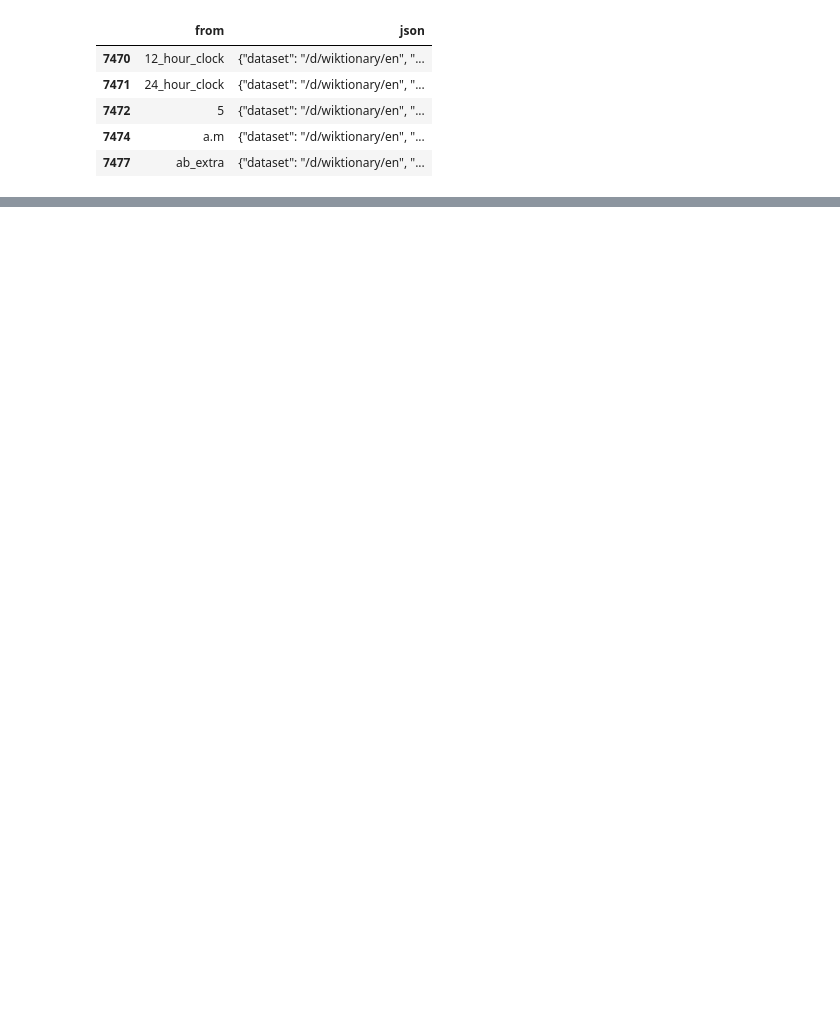
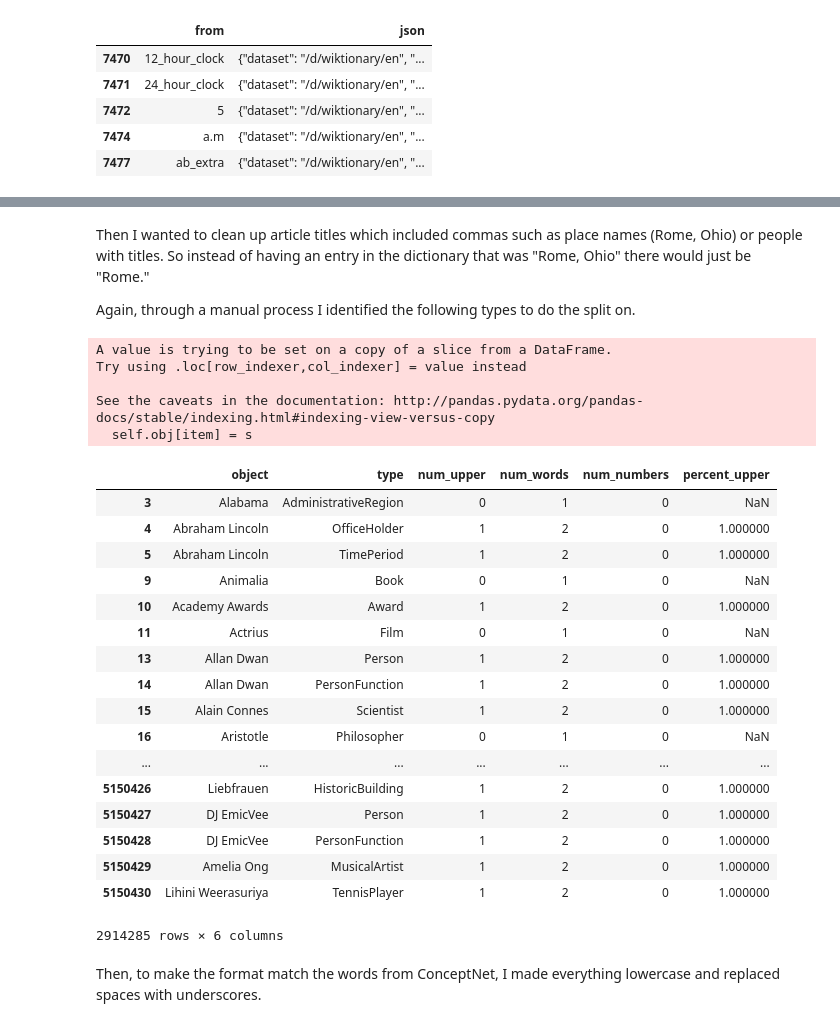
Before and after one commit to afcarl/codenames_blog, a Jupyter notebook: Codenames 2 - Master Dictionary.ipynb, the cells around one changed output, grey strips where cells are left out. Cells and saved outputs as stored; diff of their text form; code cells hidden in the pictures; blank space fills up the shorter version.

Commit message:
part 2 - creating a master dictionary

```diff
--- a/Codenames 2 - Master Dictionary.ipynb
+++ b/Codenames 2 - Master Dictionary.ipynb
@@ -52,0 +229,50 @@ len(words)
+# %% [markdown]
+Then I wanted to clean up article titles which included commas such as place names (Rome, Ohio) or people with titles.  So instead of having an entry in the dictionary that was  "Rome, Ohio" there would just be "Rome."
+
+Again, through a manual process I identified the following types to do the split on.
+# %%
+split = [
+    'Settlement', 'Village', 'City', 'Town', 'AdministrativeRegion', 'HistoricBuilding',
+    'Noble', 'School', 'OfficeHolder', 'Building', 'Royalty', 'HistoricPlace', 'University',
+    'Person', 'PersonFunction', 'Place', 'ReligiousBuilding', 'MilitaryPerson', 'Baronet',
+    'MilitaryUnit', 'Politician', 'Road', 'Station', 'Island', 'RailwayLine', 'Museum',
+    'Park', 'Venue', 'MemberOfParliament', 'Hospital', 'Prison', 'Mountain', 'River',
+    'MilitaryStructure', 'Bridge', 'Hotel', 'Lake', 'Airport', 'College', 'Stadium',
+    'SiteOfSpecialScientificInterest', 'Saint', 'Monarch', 'WorldHeritageSite',
+    'Governor', 'ShoppingMall', 'ChristianBishop', 'Monument', 'CricketGround'
+]
+
+proper_nouns.loc[
+    proper_nouns['object'].str.contains(',') & proper_nouns['type'].isin(split),
+    'object'
+] = proper_nouns[
+    proper_nouns['object'].str.contains(',') & proper_nouns['type'].isin(split)
+]['object'].str.split(',', expand=True)[0]
+
+proper_nouns
+# %% [output]
+A value is trying to be set on a copy of a slice from a DataFrame.
+Try using .loc[row_indexer,col_indexer] = value instead
+
+See the caveats in the documentation: http://pandas.pydata.org/pandas-docs/stable/indexing.html#indexing-view-versus-copy
+  self.obj[item] = s
+|  | object | type | num_upper | num_words | num_numbers | percent_upper |
+| 3 | Alabama | AdministrativeRegion | 0 | 1 | 0 | NaN |
+| 4 | Abraham Lincoln | OfficeHolder | 1 | 2 | 0 | 1.000000 |
+| 5 | Abraham Lincoln | TimePeriod | 1 | 2 | 0 | 1.000000 |
+| 9 | Animalia | Book | 0 | 1 | 0 | NaN |
+| 10 | Academy Awards | Award | 1 | 2 | 0 | 1.000000 |
+| 11 | Actrius | Film | 0 | 1 | 0 | NaN |
+| 13 | Allan Dwan | Person | 1 | 2 | 0 | 1.000000 |
+| 14 | Allan Dwan | PersonFunction | 1 | 2 | 0 | 1.000000 |
+| 15 | Alain Connes | Scientist | 1 | 2 | 0 | 1.000000 |
+| 16 | Aristotle | Philosopher | 0 | 1 | 0 | NaN |
+| ... | ... | ... | ... | ... | ... | ... |
+| 5150426 | Liebfrauen | HistoricBuilding | 1 | 2 | 0 | 1.000000 |
+| 5150427 | DJ EmicVee | Person | 1 | 2 | 0 | 1.000000 |
+| 5150428 | DJ EmicVee | PersonFunction | 1 | 2 | 0 | 1.000000 |
+| 5150429 | Amelia Ong | MusicalArtist | 1 | 2 | 0 | 1.000000 |
+| 5150430 | Lihini Weerasuriya | TennisPlayer | 1 | 2 | 0 | 1.000000 |
+2914285 rows × 6 columns
+# %% [markdown]
+Then, to make the format match the words from ConceptNet, I made everything lowercase and replaced spaces with underscores.
```
Also changed, not shown: parts of 31 cells of this notebook, 1 other file.
